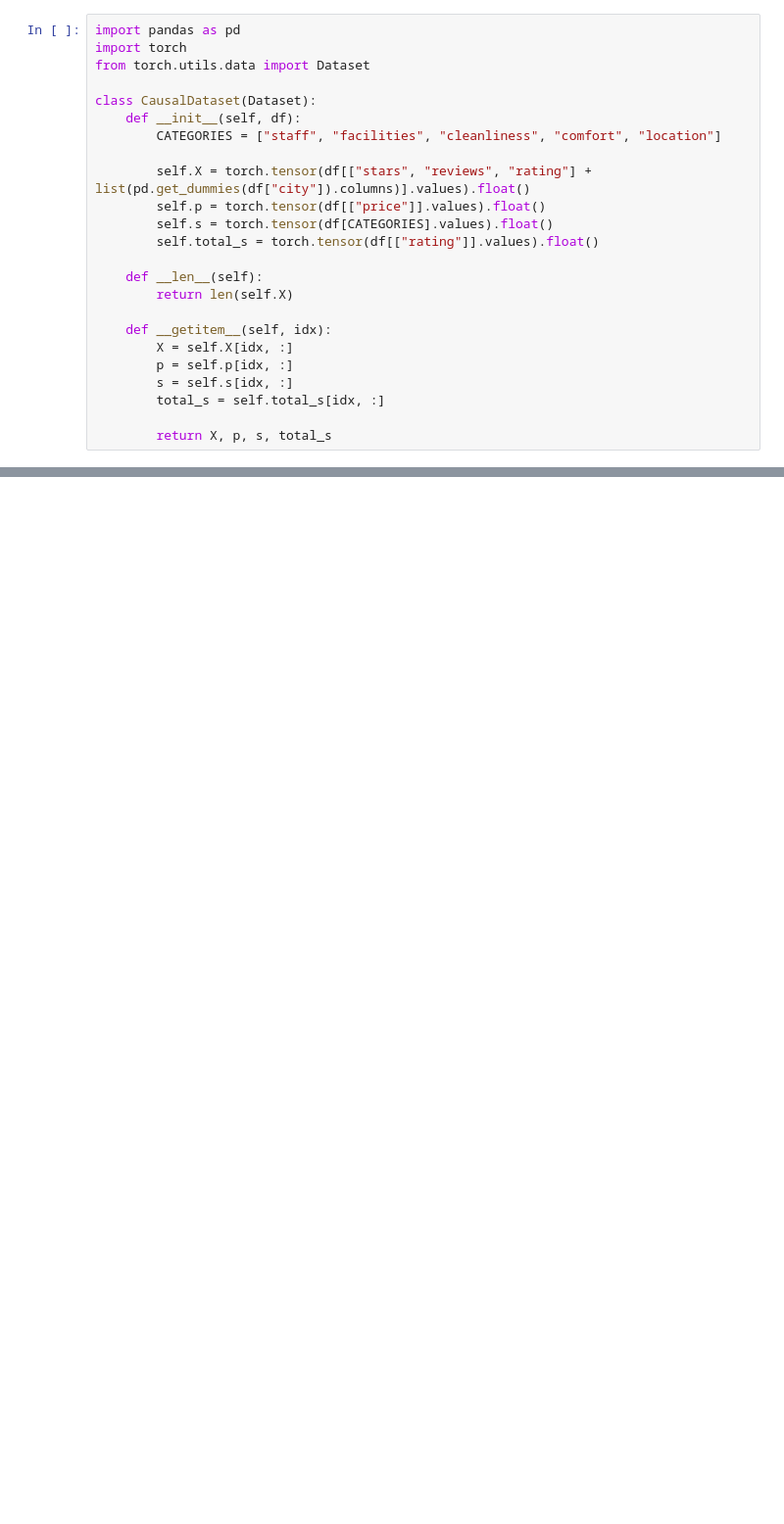
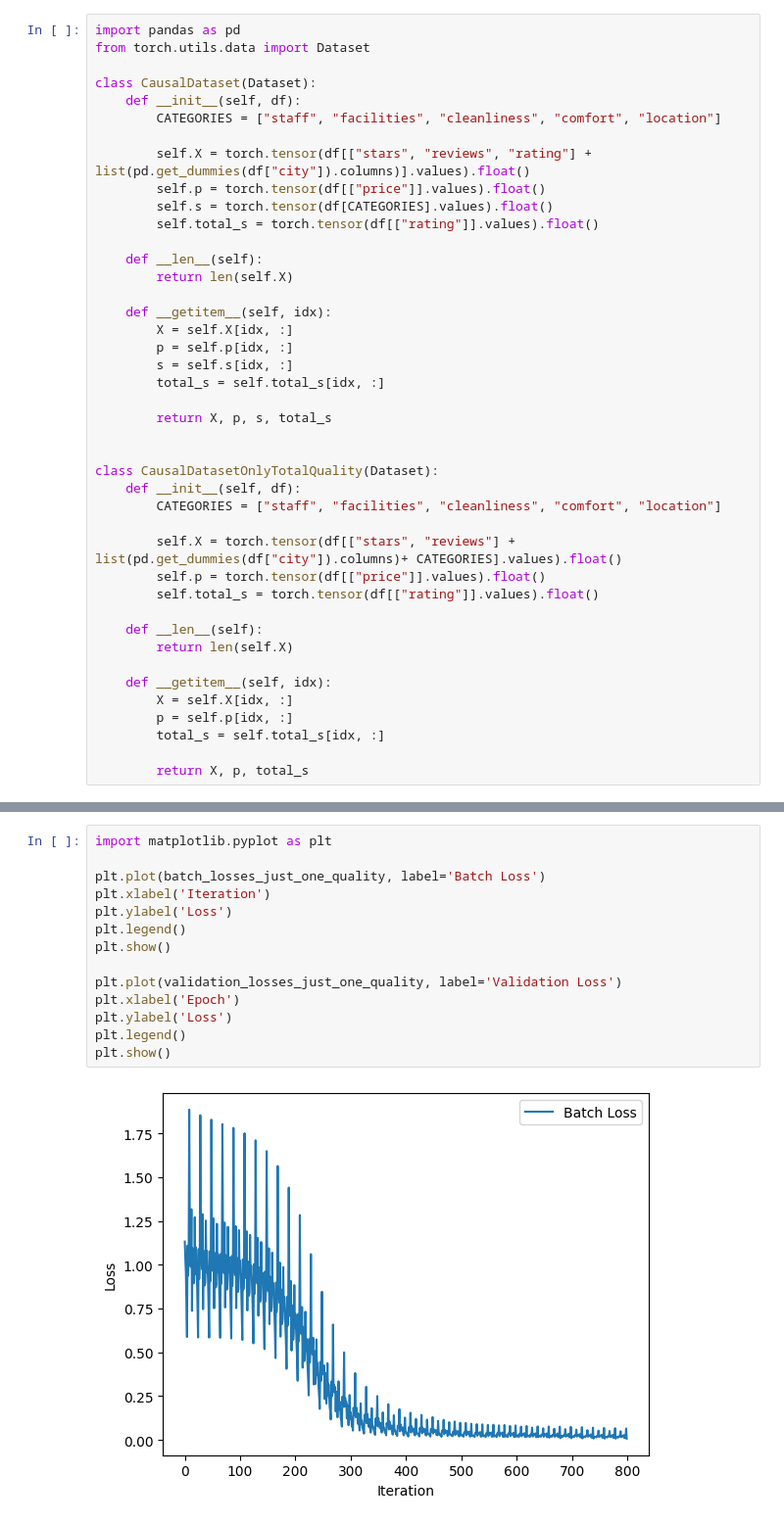
Before and after one commit to john-zhang-uoft/hotel_price_prediction, a Jupyter notebook: src/causal_model.ipynb, the cells around one changed output, grey strips where cells are left out. Shown: that part at 98% size. Cells and saved outputs as stored; diff of their text form; blank space fills up the shorter version.

Commit message:
trained quality causal model

```diff
--- a/src/causal_model.ipynb
+++ b/src/causal_model.ipynb
@@ -138,6 +168,5 @@ class CausalModel(nn.Module):
 # %%
 import pandas as pd
-import torch
 from torch.utils.data import Dataset
 
 class CausalDataset(Dataset):
@@ -159,4 +188,23 @@ class CausalDataset(Dataset):
         total_s = self.total_s[idx, :]
 
         return X, p, s, total_s
+
+
+class CausalDatasetOnlyTotalQuality(Dataset):
+    def __init__(self, df):
+        CATEGORIES = ["staff", "facilities", "cleanliness", "comfort", "location"]
+
+        self.X = torch.tensor(df[["stars", "reviews"] + list(pd.get_dummies(df["city"]).columns)+ CATEGORIES].values).float()
+        self.p = torch.tensor(df[["price"]].values).float()
+        self.total_s = torch.tensor(df[["rating"]].values).float()
+
+    def __len__(self):
+        return len(self.X)
+
+    def __getitem__(self, idx):
+        X = self.X[idx, :]
+        p = self.p[idx, :]
+        total_s = self.total_s[idx, :]
+
+        return X, p, total_s
 # %%
@@ -287,0 +403,16 @@ plt.show()
+# %%
+import matplotlib.pyplot as plt
+
+plt.plot(batch_losses_just_one_quality, label='Batch Loss')
+plt.xlabel('Iteration')
+plt.ylabel('Loss')
+plt.legend()
+plt.show()
+
+plt.plot(validation_losses_just_one_quality, label='Validation Loss')
+plt.xlabel('Epoch')
+plt.ylabel('Loss')
+plt.legend()
+plt.show()
+# %% [output]
+[figure, added]
```
Also changed, not shown: parts of 10 cells of this notebook.
